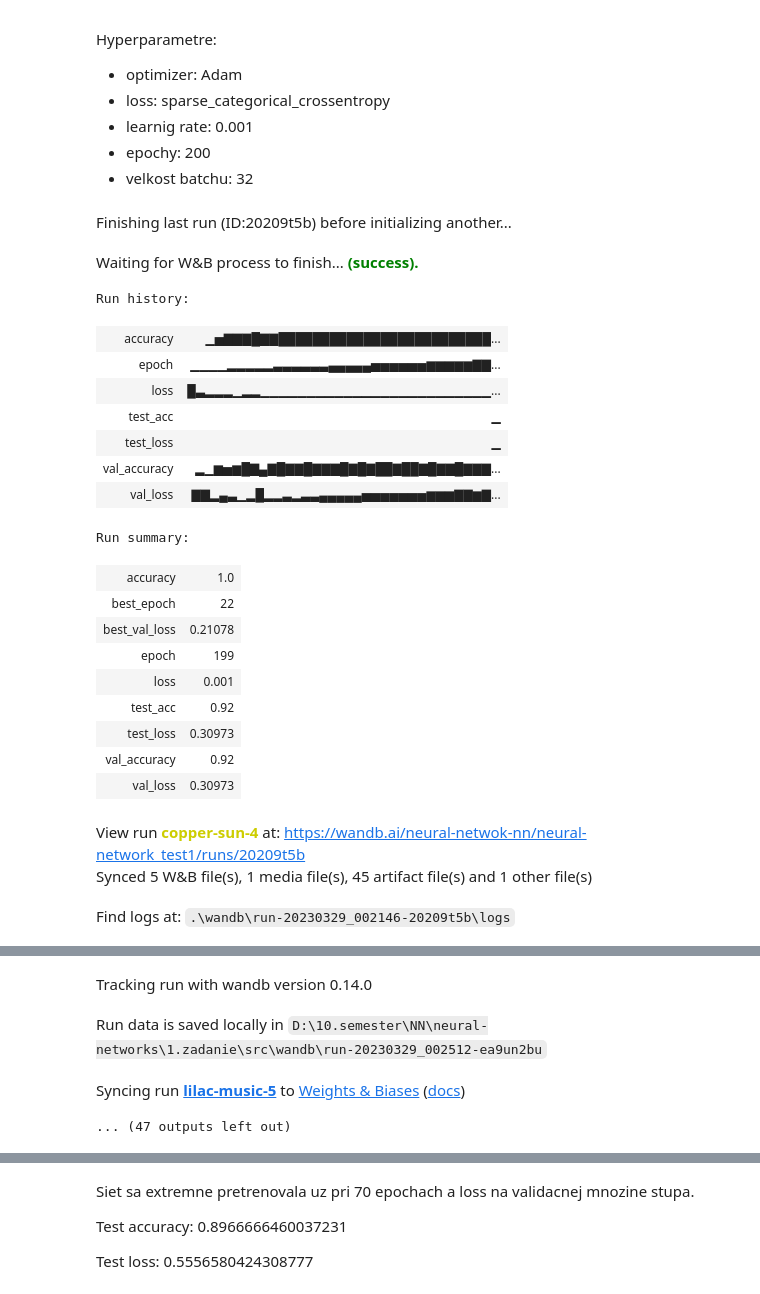
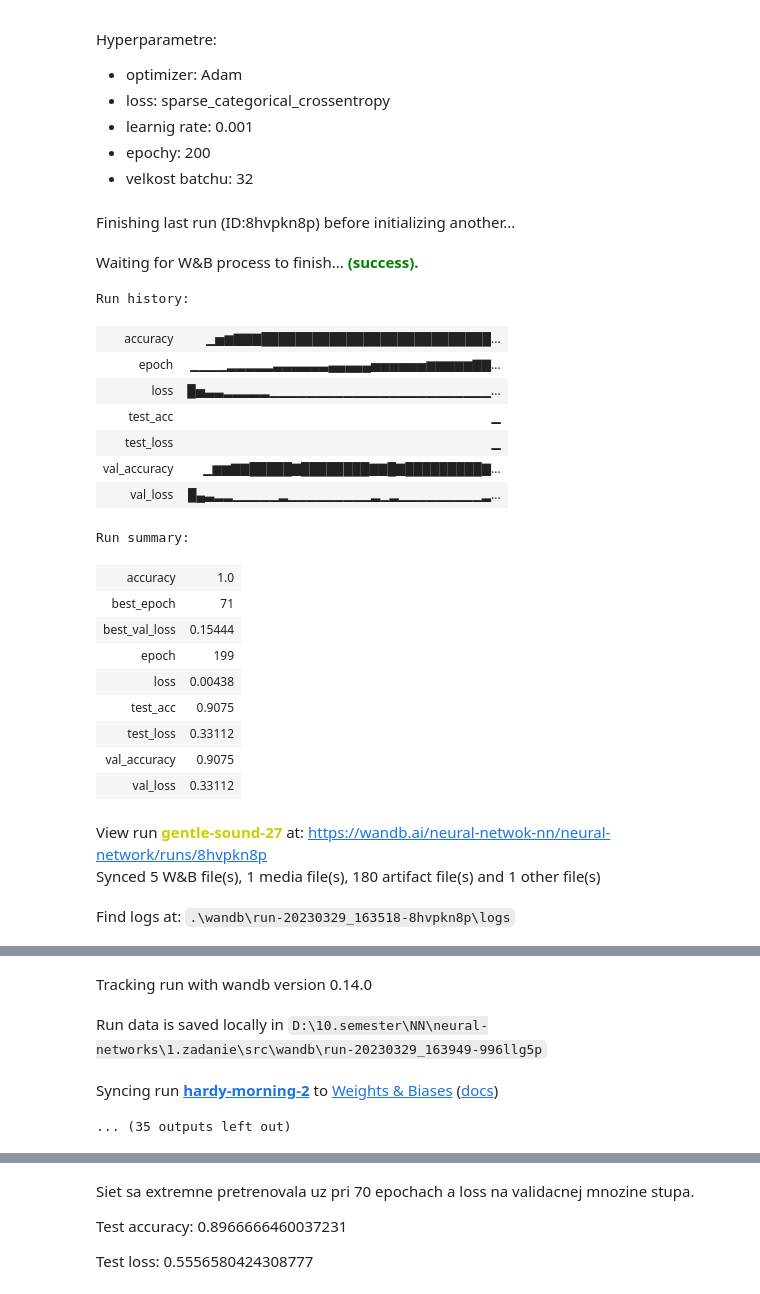
Before and after one commit to martinkukucka/neural-networks, a Jupyter notebook: 1.zadanie/src/first_assignment.ipynb, the cells around one changed output, grey strips where cells are left out. Drawn from its saved outputs; the diff is of its cells as text; code cells hidden in the pictures.

Commit message:
wandb report

```diff
--- a/1.zadanie/src/first_assignment.ipynb
+++ b/1.zadanie/src/first_assignment.ipynb
@@ -239,15 +242,12 @@ Hyperparametre:
 - epochy: 200
 - velkost batchu: 32
 # %%
-# Define the model architecture
-import tensorflow as tf
-import wandb
-from wandb.keras import WandbCallback
+
 # tf.autograph.set_verbosity(0)
 
 
 # Initialize WandB
-wandb.init(project="neural-network_test1")
+wandb.init(project="neural-network")
 wandb.run.name = "Nastrel"
 config = wandb.config
 config.learning_rate = 0.001
@@ -264,46 +264,46 @@ model = tf.keras.Sequential([
 
 optimizer = tf.keras.optimizers.Adam(learning_rate=config.learning_rate)
 
 # Compile the model
 model.compile(optimizer=optimizer,
               loss='sparse_categorical_crossentropy',
               metrics=['accuracy'])
 
 # Train the model
 history = model.fit(X_train, y_train, epochs=200, batch_size=32, validation_data=(X_val, y_val), callbacks=[WandbCallback()])
 
 # Evaluate the model
 test_loss, test_acc = model.evaluate(X_val, y_val, verbose=2)
 print('Test accuracy:', test_acc)
 print('Test loss:', test_loss)
 
 # Make predictions
 predictions = model.predict(X_val)
 print('Predictions:', np.argmax(predictions, axis=1))
 
 # Evaluate the model on the test set and log the results
 wandb.log({'test_loss': test_loss, 'test_acc': test_acc})
 # %% [output]
-Finishing last run (ID:20209t5b) before initializing another...
+Finishing last run (ID:8hvpkn8p) before initializing another...
 Waiting for W&B process to finish... (success).
 Run history:
-| accuracy | ▁▅▇▇▇█▇▇█████████████████████████... |
+| accuracy | ▁▅▆▇▇▇███████████████████████████... |
 | epoch | ▁▁▁▁▂▂▂▂▂▃▃▃▃▃▃▄▄▄▄▄▅▅▅▅▅▅▆▆▆▆▆▇▇... |
-| loss | █▃▂▂▂▁▂▂▁▁▁▁▁▁▁▁▁▁▁▁▁▁▁▁▁▁▁▁▁▁▁▁▁... |
+| loss | █▅▃▃▂▂▂▂▂▁▁▁▁▁▁▁▁▁▁▁▁▁▁▁▁▁▁▁▁▁▁▁▁... |
 | test_acc | ▁ |
 | test_loss | ▁ |
-| val_accuracy | ▂▁▆▅▆█▇▄▇█▇▇█▇▇▇█▇█▇██▇██▇█▇▇█▇▇▇... |
-| val_loss | ▇▇▂▄▃▁▂█▂▂▃▂▃▃▄▄▄▄▄▅▅▅▅▅▅▅▆▆▆▇▇▆▇... |
+| val_accuracy | ▁▆▆▇▇█████▇████████▇▇█▇█████████▇... |
+| val_loss | █▄▃▂▂▁▁▁▁▁▂▁▁▁▁▁▁▁▁▁▂▁▂▁▁▁▁▁▁▁▁▁▂... |
 Run summary:
 | accuracy | 1.0 |
-| best_epoch | 22 |
-| best_val_loss | 0.21078 |
+| best_epoch | 71 |
+| best_val_loss | 0.15444 |
 | epoch | 199 |
-| loss | 0.001 |
-| test_acc | 0.92 |
-| test_loss | 0.30973 |
-| val_accuracy | 0.92 |
-| val_loss | 0.30973 |
+| loss | 0.00438 |
+| test_acc | 0.9075 |
+| test_loss | 0.33112 |
+| val_accuracy | 0.9075 |
+| val_loss | 0.33112 |
-View run copper-sun-4 at: https://wandb.ai/neural-netwok-nn/neural-network_test1/runs/20209t5b
-Synced 5 W&B file(s), 1 media file(s), 45 artifact file(s) and 1 other file(s)
+View run gentle-sound-27 at: https://wandb.ai/neural-netwok-nn/neural-network/runs/8hvpkn8p
+Synced 5 W&B file(s), 1 media file(s), 180 artifact file(s) and 1 other file(s)
-Find logs at: .\wandb\run-20230329_002146-20209t5b\logs
+Find logs at: .\wandb\run-20230329_163518-8hvpkn8p\logs
@@ -311,7 +311,7 @@ Successfully finished last run (ID:20209t5b). Initializing new run:
 Tracking run with wandb version 0.14.0
-Run data is saved locally in D:\10.semester\NN\neural-networks\1.zadanie\src\wandb\run-20230329_002512-ea9un2bu
+Run data is saved locally in D:\10.semester\NN\neural-networks\1.zadanie\src\wandb\run-20230329_163949-996llg5p
-Syncing run lilac-music-5 to Weights & Biases (docs)
+Syncing run hardy-morning-2 to Weights & Biases (docs)
-... (47 outputs left out)
+... (35 outputs left out)
 # %%
 plt.plot(history.history['loss'], label='Training Loss')
 plt.plot(history.history['val_loss'], label='Validation Loss')
```
Also changed, not shown: parts of 27 cells of this notebook.
